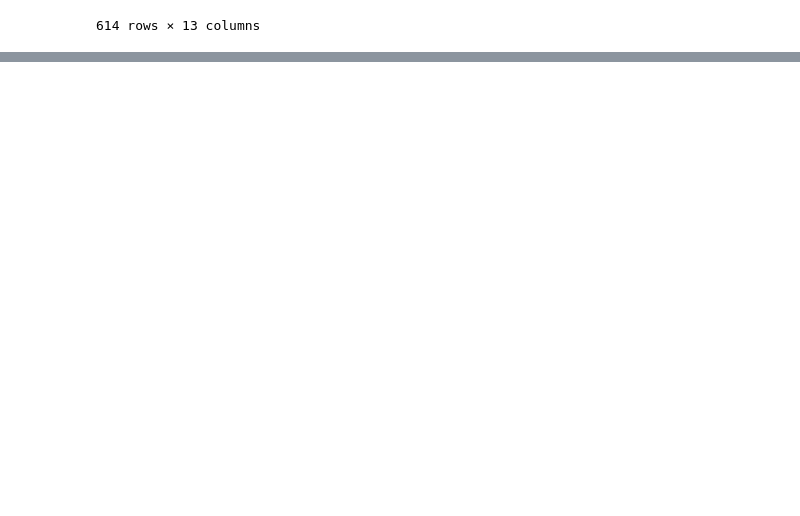
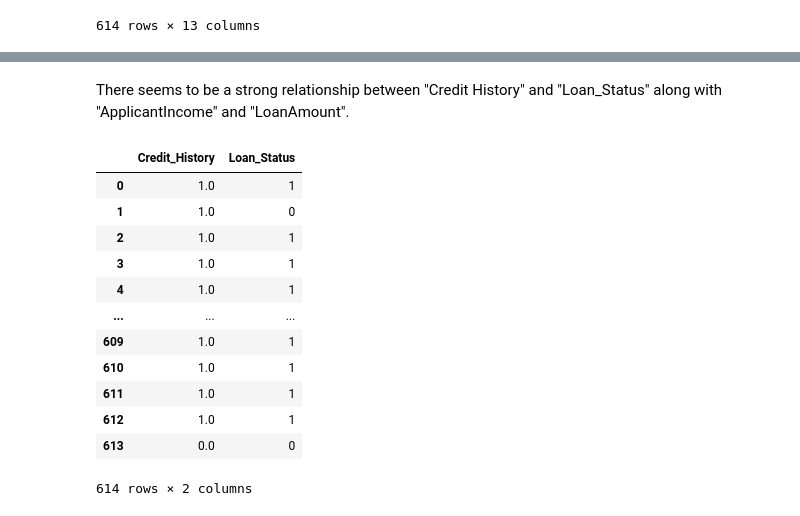
Before and after one commit to rsanchez-dv/ML_Training_Project, a Jupyter notebook: Data Preprocessing.ipynb, the cells around one changed output, grey strips where cells are left out. Cells and saved outputs as stored; diff of their text form; code cells hidden in the pictures; blank space fills up the shorter version.

```diff
--- a/Data Preprocessing.ipynb
+++ b/Data Preprocessing.ipynb
@@ -62,0 +142,18 @@ df
+# %% [markdown]
+There seems to be a strong relationship between "Credit History" and "Loan_Status" along with "ApplicantIncome" and "LoanAmount".
+# %%
+df[['Credit_History','Loan_Status']]
+# %% [output]
+|  | Credit_History | Loan_Status |
+| 0 | 1.0 | 1 |
+| 1 | 1.0 | 0 |
+| 2 | 1.0 | 1 |
+| 3 | 1.0 | 1 |
+| 4 | 1.0 | 1 |
+| ... | ... | ... |
+| 609 | 1.0 | 1 |
+| 610 | 1.0 | 1 |
+| 611 | 1.0 | 1 |
+| 612 | 1.0 | 1 |
+| 613 | 0.0 | 0 |
+614 rows × 2 columns
```
Also changed, not shown: parts of 19 cells of this notebook.
